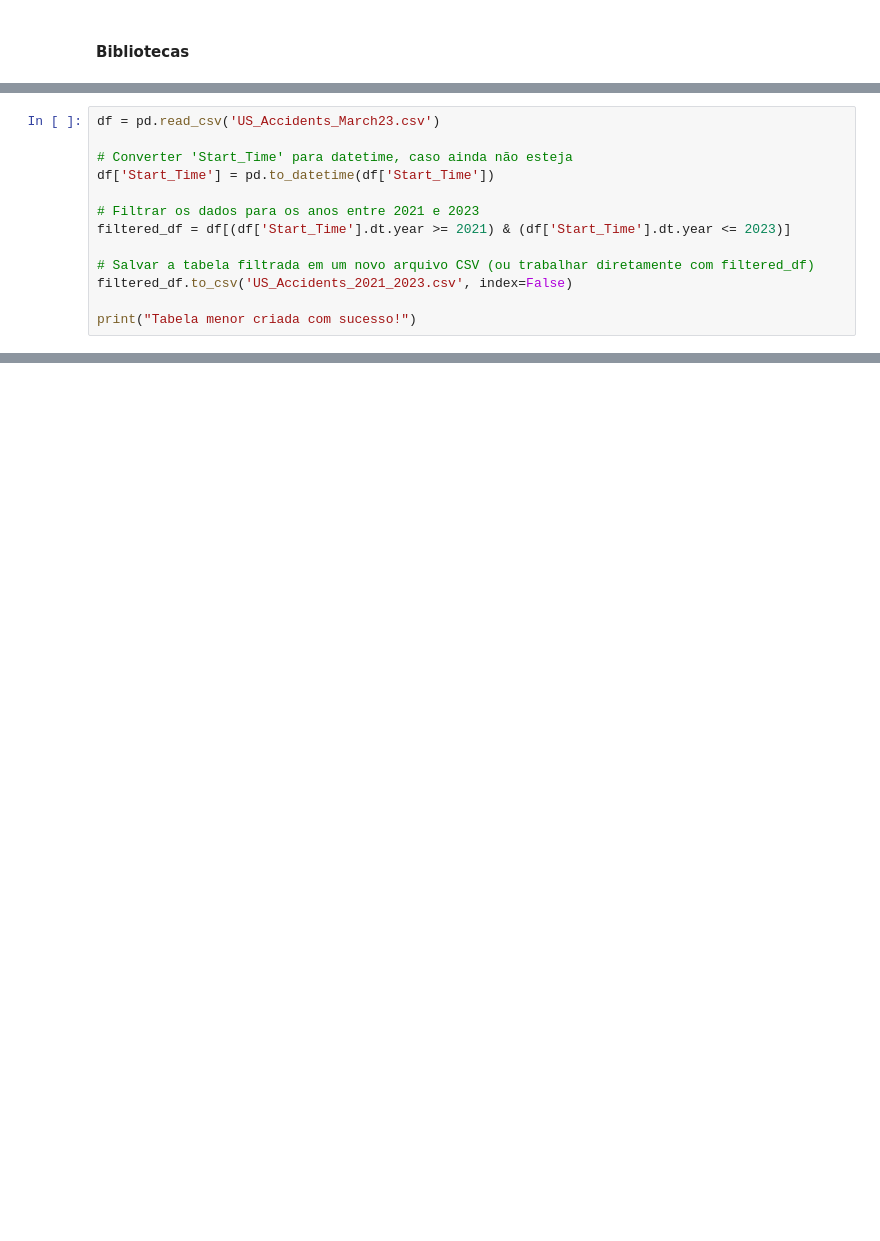
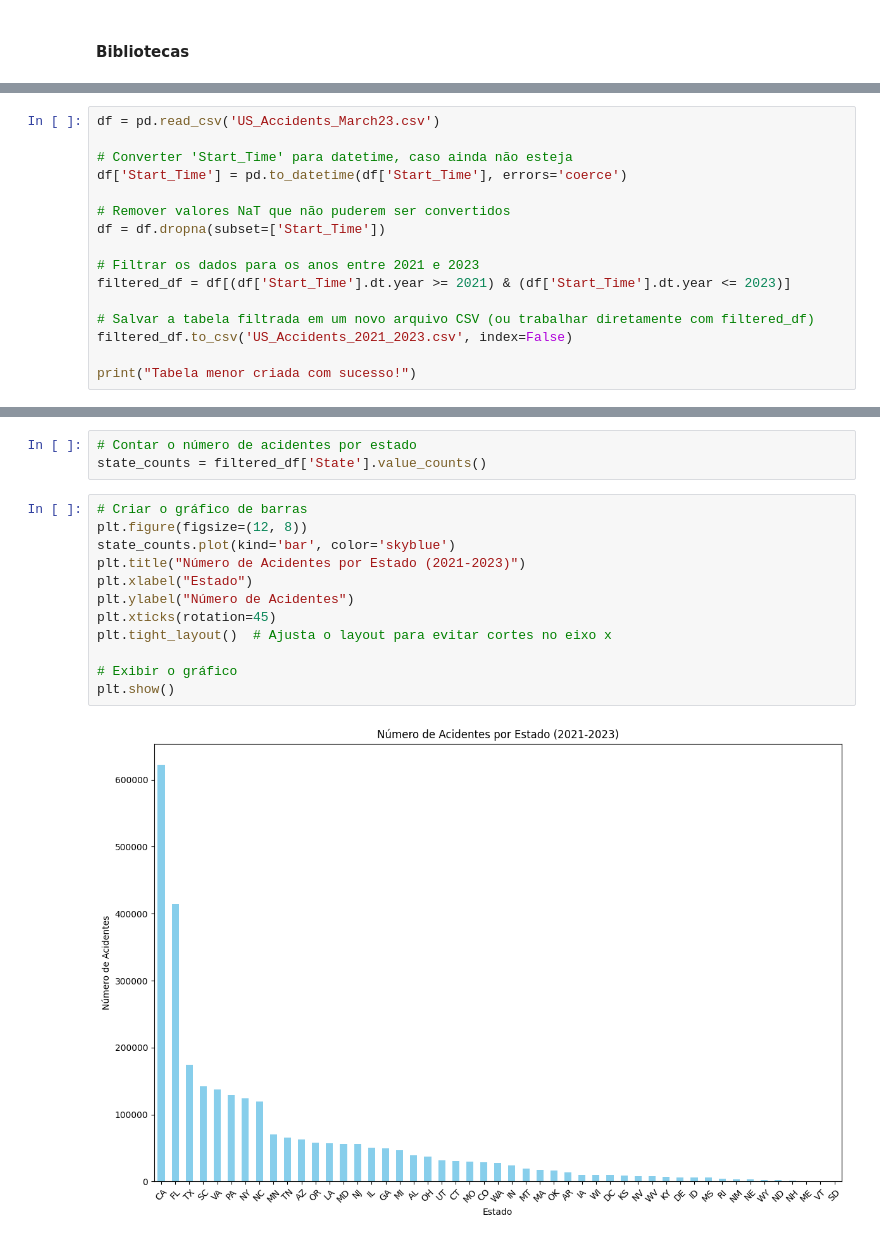
Before and after one commit to Fabr1c100/CP3_DataScience, a Jupyter notebook: CP3_DataScience.ipynb, the cells around one changed output, grey strips where cells are left out. Drawn from its saved outputs; the diff is of its cells as text; blank space fills up the shorter version.

```diff
--- a/CP3_DataScience.ipynb
+++ b/CP3_DataScience.ipynb
@@ -17,7 +49,10 @@ Redução do tamanho do arquivo a ser trabalhado
 df = pd.read_csv('US_Accidents_March23.csv')
 
 # Converter 'Start_Time' para datetime, caso ainda não esteja
-df['Start_Time'] = pd.to_datetime(df['Start_Time'])
+df['Start_Time'] = pd.to_datetime(df['Start_Time'], errors='coerce')
+
+# Remover valores NaT que não puderem ser convertidos
+df = df.dropna(subset=['Start_Time'])
 
 # Filtrar os dados para os anos entre 2021 e 2023
 filtered_df = df[(df['Start_Time'].dt.year >= 2021) & (df['Start_Time'].dt.year <= 2023)]
@@ -36,0 +89,17 @@ Pegar informação de Rua, Bairro, Cidade, Estado e País
+# %%
+# Contar o número de acidentes por estado
+state_counts = filtered_df['State'].value_counts()
+# %%
+# Criar o gráfico de barras
+plt.figure(figsize=(12, 8))
+state_counts.plot(kind='bar', color='skyblue')
+plt.title("Número de Acidentes por Estado (2021-2023)")
+plt.xlabel("Estado")
+plt.ylabel("Número de Acidentes")
+plt.xticks(rotation=45)
+plt.tight_layout()  # Ajusta o layout para evitar cortes no eixo x
+
+# Exibir o gráfico
+plt.show()
+# %% [output]
+[figure, added]
```
Also changed, not shown: parts of 29 cells of this notebook.
